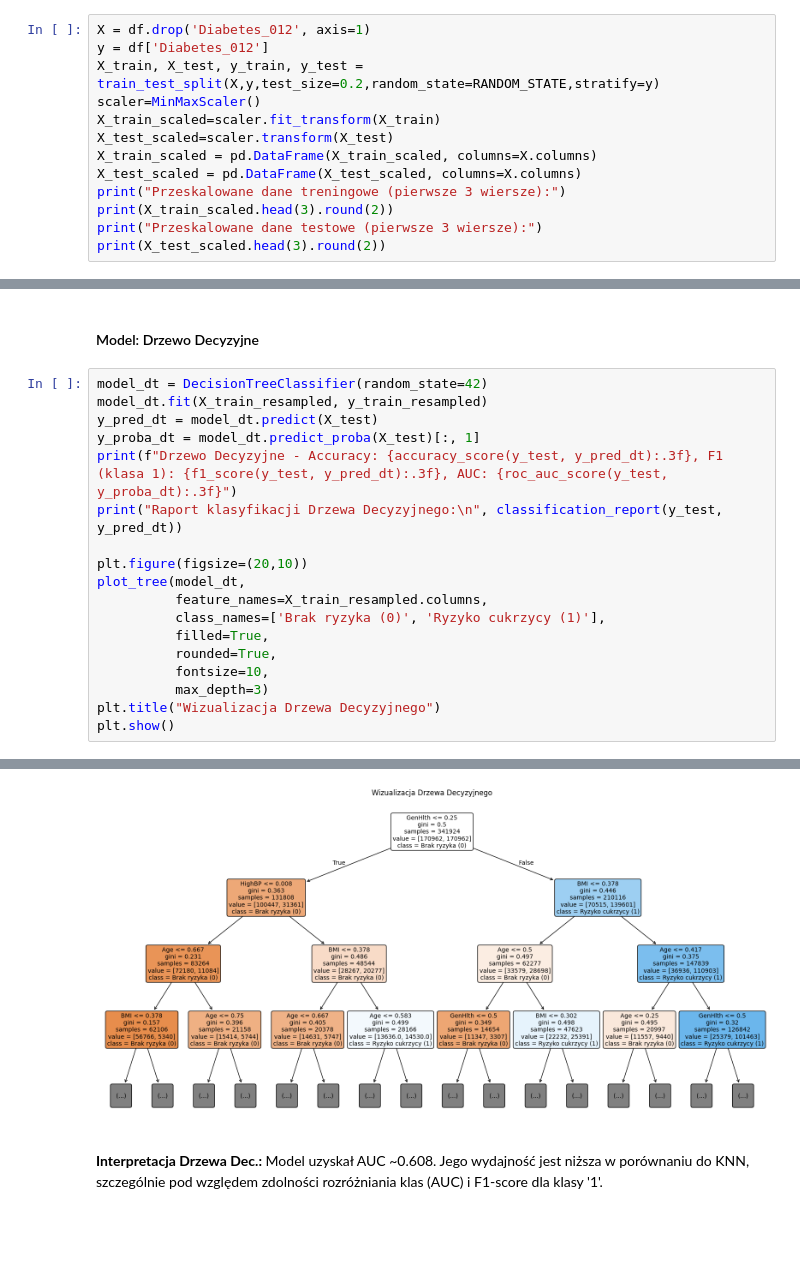
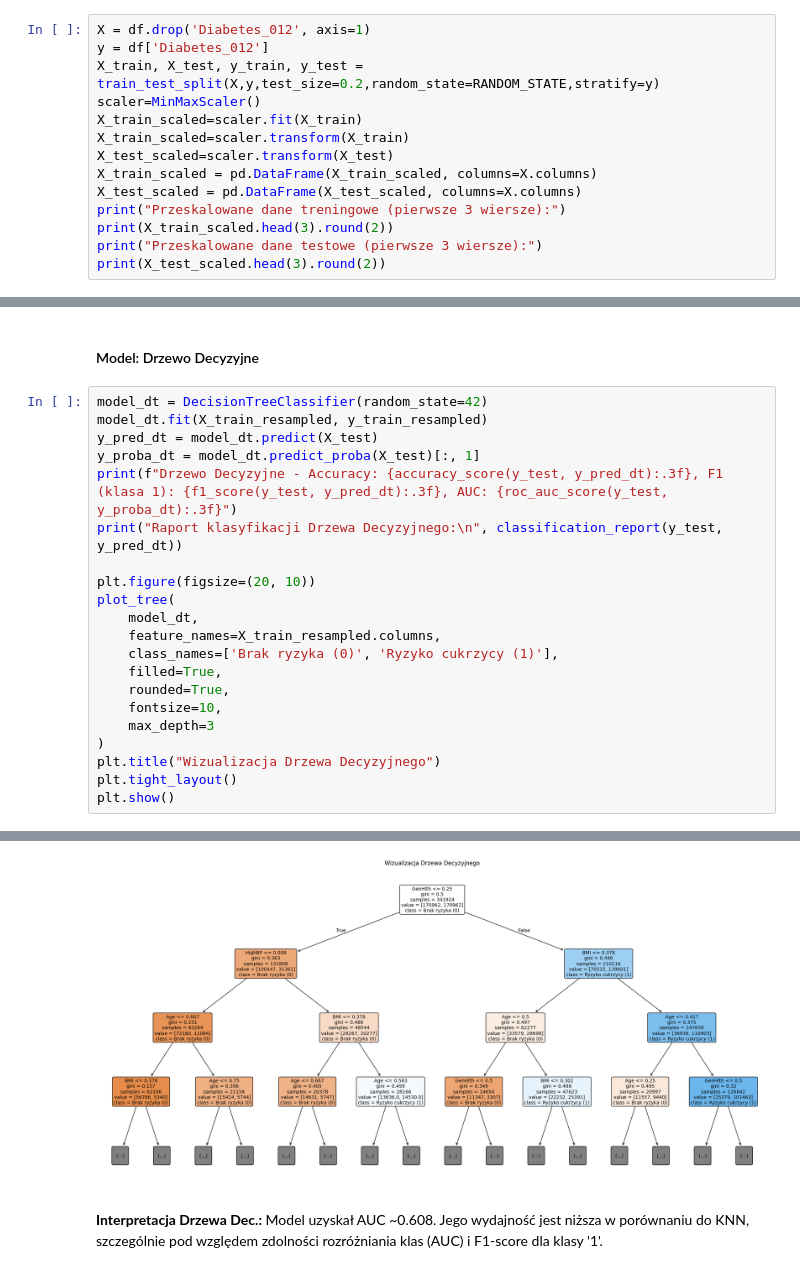
Before and after one commit to kamilPiHub/DiabetesClassification, a Jupyter notebook: KlasyfikacjaRyzykaCukrzycy.ipynb, the cells around one changed output, grey strips where cells are left out. Drawn from its saved outputs; the diff is of its cells as text; blank space fills up the shorter version.

```diff
--- a/KlasyfikacjaRyzykaCukrzycy.ipynb
+++ b/KlasyfikacjaRyzykaCukrzycy.ipynb
@@ -268,7 +268,8 @@ X = df.drop('Diabetes_012', axis=1)
 y = df['Diabetes_012']
 X_train, X_test, y_train, y_test = train_test_split(X,y,test_size=0.2,random_state=RANDOM_STATE,stratify=y)
 scaler=MinMaxScaler()
-X_train_scaled=scaler.fit_transform(X_train)
+X_train_scaled=scaler.fit(X_train)
+X_train_scaled=scaler.transform(X_train)
 X_test_scaled=scaler.transform(X_test)
 X_train_scaled = pd.DataFrame(X_train_scaled, columns=X.columns)
 X_test_scaled = pd.DataFrame(X_test_scaled, columns=X.columns)
@@ -384,33 +383,36 @@ weighted avg       0.76      0.65      0.69     50736
 # %%
 model_dt = DecisionTreeClassifier(random_state=42)
 model_dt.fit(X_train_resampled, y_train_resampled)
 y_pred_dt = model_dt.predict(X_test)
 y_proba_dt = model_dt.predict_proba(X_test)[:, 1]
 print(f"Drzewo Decyzyjne - Accuracy: {accuracy_score(y_test, y_pred_dt):.3f}, F1 (klasa 1): {f1_score(y_test, y_pred_dt):.3f}, AUC: {roc_auc_score(y_test, y_proba_dt):.3f}")
 print("Raport klasyfikacji Drzewa Decyzyjnego:\n", classification_report(y_test, y_pred_dt))
 
-plt.figure(figsize=(20,10))
-plot_tree(model_dt,
-          feature_names=X_train_resampled.columns,
-          class_names=['Brak ryzyka (0)', 'Ryzyko cukrzycy (1)'],
-          filled=True,
-          rounded=True,
-          fontsize=10,
-          max_depth=3)
+plt.figure(figsize=(20, 10))
+plot_tree(
+    model_dt,
+    feature_names=X_train_resampled.columns,
+    class_names=['Brak ryzyka (0)', 'Ryzyko cukrzycy (1)'],
+    filled=True,
+    rounded=True,
+    fontsize=10,
+    max_depth=3
+)
 plt.title("Wizualizacja Drzewa Decyzyjnego")
+plt.tight_layout()
 plt.show()
 # %% [output]
 Drzewo Decyzyjne - Accuracy: 0.615, F1 (klasa 1): 0.329, AUC: 0.608
 Raport klasyfikacji Drzewa Decyzyjnego:
                precision    recall  f1-score   support
 
          0.0       0.89      0.62      0.73     42741
          1.0       0.23      0.60      0.33      7995
 
     accuracy                           0.62     50736
    macro avg       0.56      0.61      0.53     50736
 weighted avg       0.79      0.62      0.67     50736
-[figure, old version]
+[figure, new version]
 # %% [markdown]
 **Interpretacja Drzewa Dec.:** Model uzyskał AUC ~0.608. Jego wydajność jest niższa w porównaniu do KNN, szczególnie pod względem zdolności rozróżniania klas (AUC) i F1-score dla klasy '1'.
 # %% [markdown]
```
Also changed, not shown: parts of 2 cells of this notebook.
